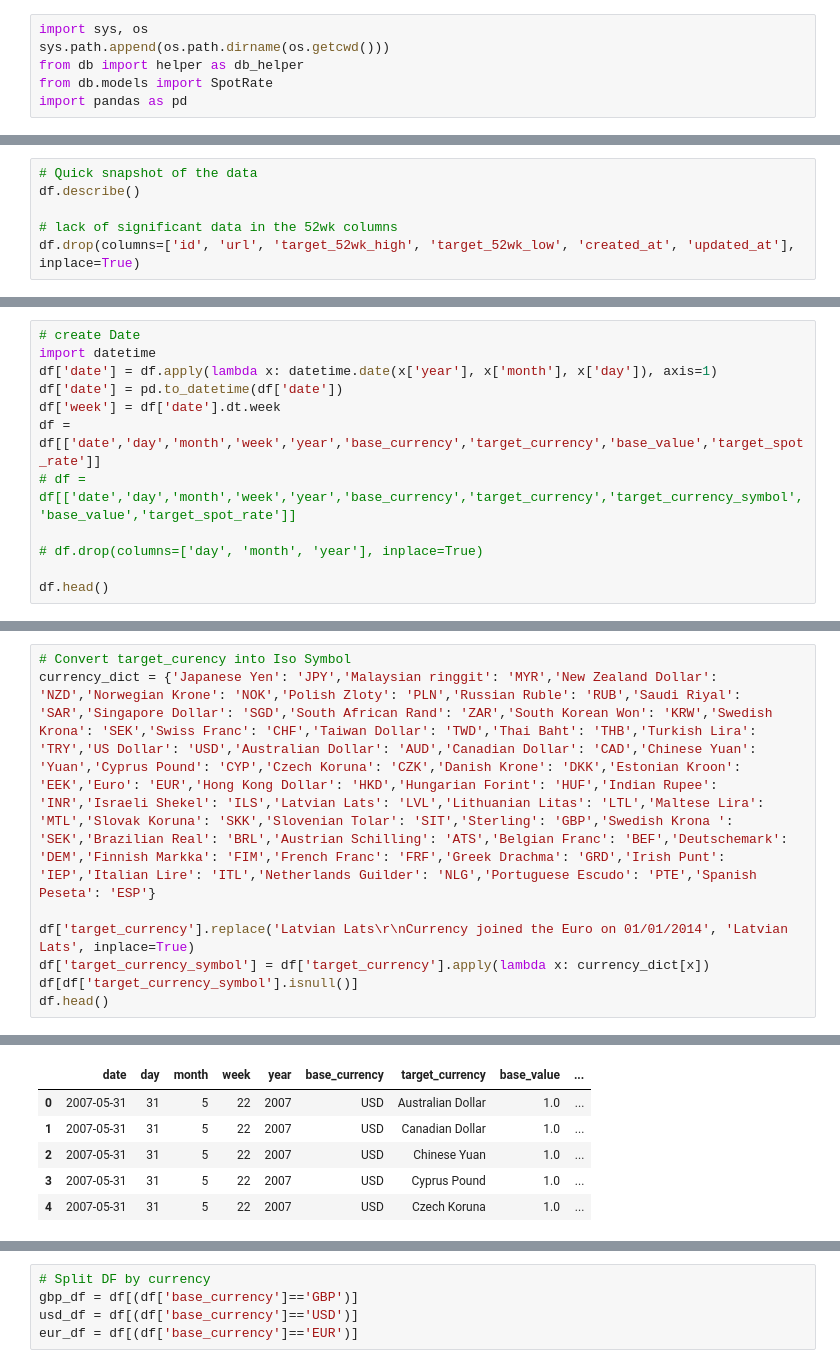
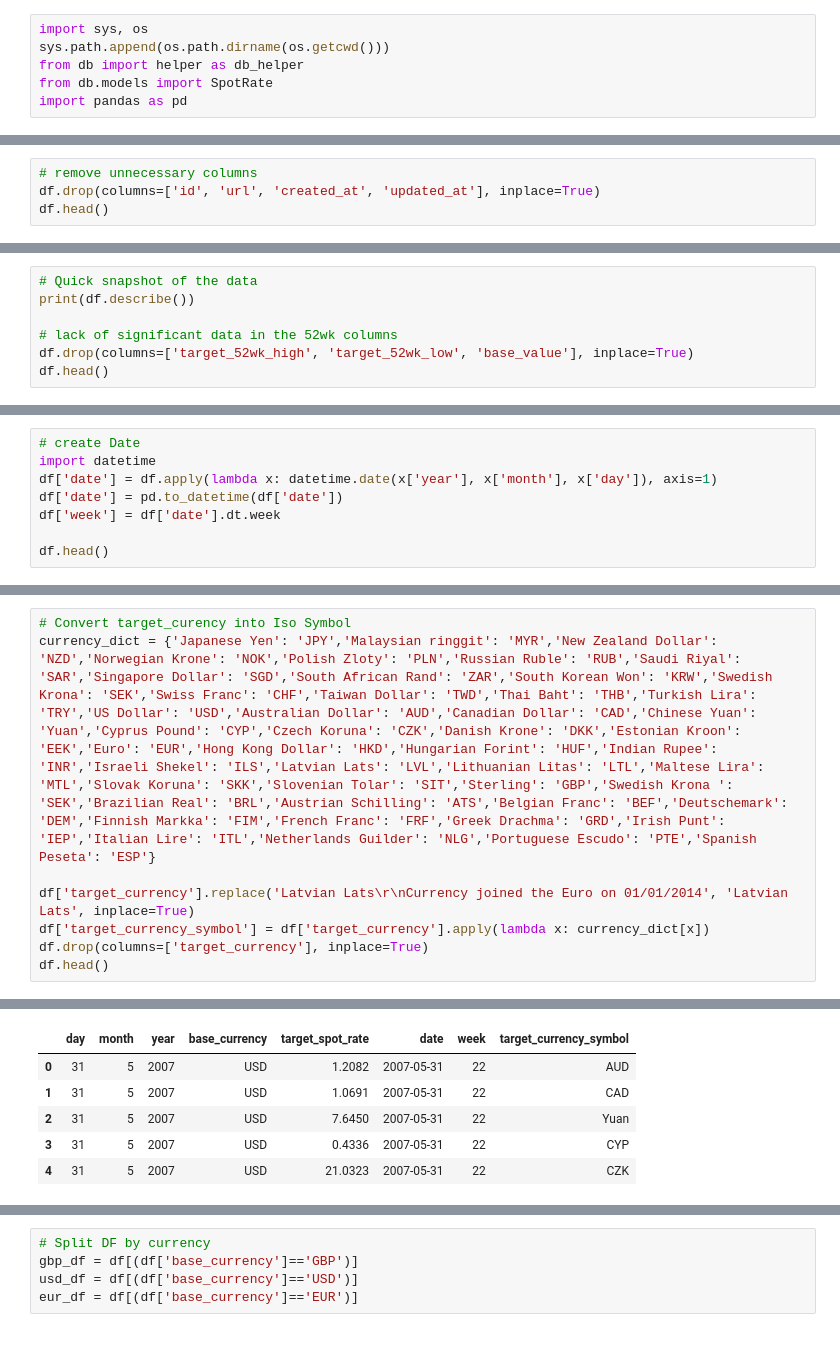
Before and after one commit to JaiPancholi/currency_analysis, a Jupyter notebook: notebooks/initial_exploration.ipynb, the cells around one changed output, grey strips where cells are left out. Saved outputs shown, nothing was run; the diff lists cells and outputs as text.

```diff
--- a/notebooks/initial_exploration.ipynb
+++ b/notebooks/initial_exploration.ipynb
@@ -28,0 +29,4 @@ FROM spot_rates
+# %%
+# remove unnecessary columns
+df.drop(columns=['id', 'url', 'created_at', 'updated_at'], inplace=True)
+df.head()
@@ -29,6 +40,7 @@ FROM spot_rates
 # %%
 # Quick snapshot of the data
-df.describe()
+print(df.describe())
 
 # lack of significant data in the 52wk columns
-df.drop(columns=['id', 'url', 'target_52wk_high', 'target_52wk_low', 'created_at', 'updated_at'], inplace=True)
+df.drop(columns=['target_52wk_high', 'target_52wk_low', 'base_value'], inplace=True)
+df.head()
@@ -38,10 +76,6 @@ import datetime
 df['date'] = df.apply(lambda x: datetime.date(x['year'], x['month'], x['day']), axis=1)
 df['date'] = pd.to_datetime(df['date'])
 df['week'] = df['date'].dt.week
-df = df[['date','day','month','week','year','base_currency','target_currency','base_value','target_spot_rate']]
-# df = df[['date','day','month','week','year','base_currency','target_currency','target_currency_symbol','base_value','target_spot_rate']]
-
-# df.drop(columns=['day', 'month', 'year'], inplace=True)
 
 df.head()
 # %% [output]
@@ -57,6 +91,6 @@ currency_dict = {'Japanese Yen': 'JPY','Malaysian ringgit': 'MYR','New Zealand D
 
 df['target_currency'].replace('Latvian Lats\r\nCurrency joined the Euro on 01/01/2014', 'Latvian Lats', inplace=True)
 df['target_currency_symbol'] = df['target_currency'].apply(lambda x: currency_dict[x])
-df[df['target_currency_symbol'].isnull()]
+df.drop(columns=['target_currency'], inplace=True)
 df.head()
 # %% [output]
@@ -72,6 +97,6 @@ See the caveats in the documentation: http://pandas.pydata.org/pandas-docs/stabl
-|  | date | day | month | week | year | base_currency | target_currency | base_value | ... |
-| 0 | 2007-05-31 | 31 | 5 | 22 | 2007 | USD | Australian Dollar | 1.0 | ... |
-| 1 | 2007-05-31 | 31 | 5 | 22 | 2007 | USD | Canadian Dollar | 1.0 | ... |
-| 2 | 2007-05-31 | 31 | 5 | 22 | 2007 | USD | Chinese Yuan | 1.0 | ... |
-| 3 | 2007-05-31 | 31 | 5 | 22 | 2007 | USD | Cyprus Pound | 1.0 | ... |
-| 4 | 2007-05-31 | 31 | 5 | 22 | 2007 | USD | Czech Koruna | 1.0 | ... |
+|  | day | month | year | base_currency | target_spot_rate | date | week | target_currency_symbol |
+| 0 | 31 | 5 | 2007 | USD | 1.2082 | 2007-05-31 | 22 | AUD |
+| 1 | 31 | 5 | 2007 | USD | 1.0691 | 2007-05-31 | 22 | CAD |
+| 2 | 31 | 5 | 2007 | USD | 7.6450 | 2007-05-31 | 22 | Yuan |
+| 3 | 31 | 5 | 2007 | USD | 0.4336 | 2007-05-31 | 22 | CYP |
+| 4 | 31 | 5 | 2007 | USD | 21.0323 | 2007-05-31 | 22 | CZK |
```
Also changed, not shown: parts of 28 cells of this notebook, 5 other files.
